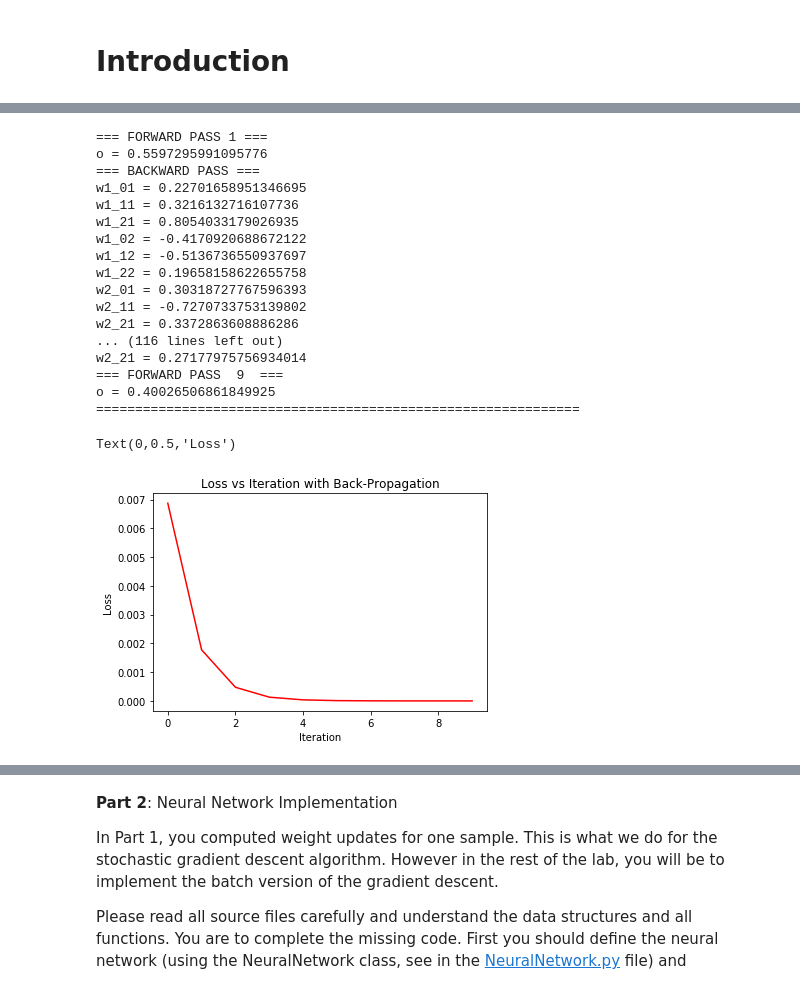
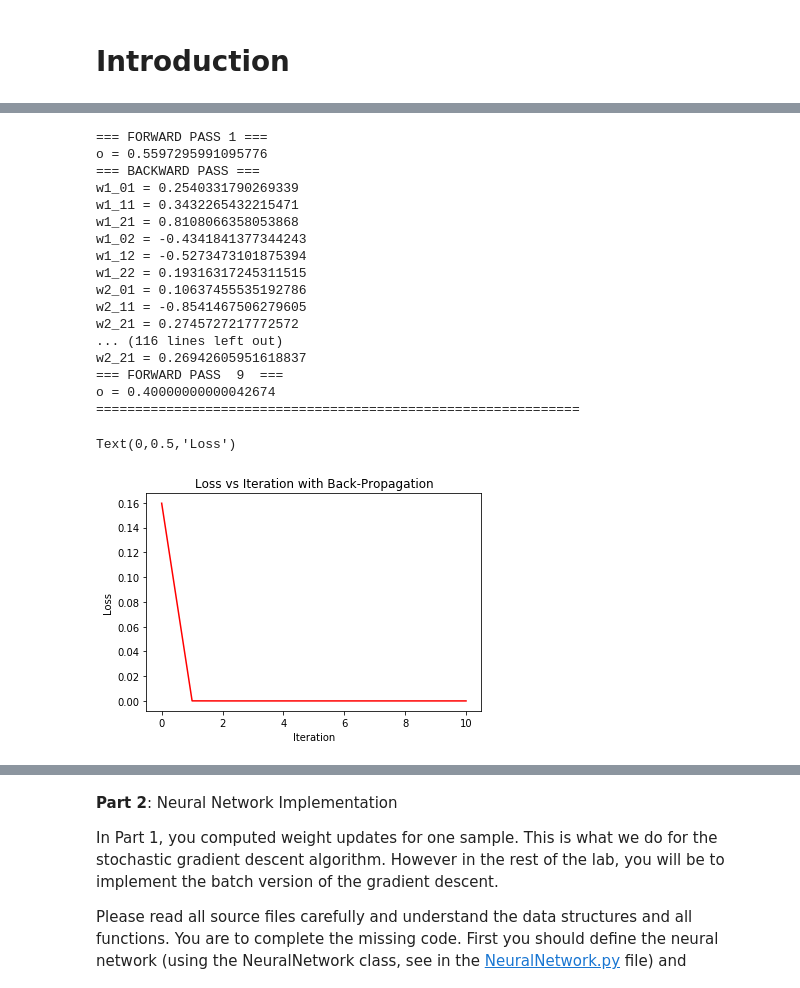
Before and after one commit to kandakji/Artificial-Neural-Networks-for-Handwritten-Digits-Recognition, a Jupyter notebook: Lab1_DL-Students_2019.ipynb, the cells around one changed output, grey strips where cells are left out. Saved outputs shown, nothing was run; the diff lists cells and outputs as text; code cells hidden in the pictures.

```diff
--- a/Lab1_DL-Students_2019.ipynb
+++ b/Lab1_DL-Students_2019.ipynb
@@ -90,24 +90,25 @@ o2_1 = sigmoid(u2_1)
 print("=== FORWARD PASS 1 ===")
 print("o =", o2_1)
 
-loss = np.zeros(10)
+loss = np.zeros(11)
+loss[0] = (o2_1 - y)
 
-# Apply back-propagation
+# Apply back-propagation for more than one iteration (10)
 
 for iter in np.arange(10):
 
     # Partial derivatives of the loss wrt weights of the second layer
-    dL_w2_01 = (o2_1-y)*dsigmoid(u2_1)*1
-    dL_w2_11 = (o2_1-y)*dsigmoid(u2_1)*o1_1
-    dL_w2_21 = (o2_1-y)*dsigmoid(u2_1)*o1_2
+    dL_w2_01 = 2*(o2_1-y)*dsigmoid(u2_1)*1
+    dL_w2_11 = 2*(o2_1-y)*dsigmoid(u2_1)*o1_1
+    dL_w2_21 = 2*(o2_1-y)*dsigmoid(u2_1)*o1_2
 
     # Partial derivatives of the loss wrt weights of the first layer
-    dL_w1_01 = (o2_1-y)*dsigmoid(u2_1)*(w2_11)*dsigmoid(u1_1)*1
-    dL_w1_11 = (o2_1-y)*dsigmoid(u2_1)*(w2_11)*dsigmoid(u1_1)*x1
-    dL_w1_21 = (o2_1-y)*dsigmoid(u2_1)*(w2_11)*dsigmoid(u1_1)*x2
-    dL_w1_02 = (o2_1-y)*dsigmoid(u2_1)*(w2_21)*dsigmoid(u1_2)*1
-    dL_w1_12 = (o2_1-y)*dsigmoid(u2_1)*(w2_21)*dsigmoid(u1_2)*x1
-    dL_w1_22 = (o2_1-y)*dsigmoid(u2_1)*(w2_21)*dsigmoid(u1_2)*x2
+    dL_w1_01 = 2*(o2_1-y)*dsigmoid(u2_1)*(w2_11)*dsigmoid(u1_1)*1
+    dL_w1_11 = 2*(o2_1-y)*dsigmoid(u2_1)*(w2_11)*dsigmoid(u1_1)*x1
+    dL_w1_21 = 2*(o2_1-y)*dsigmoid(u2_1)*(w2_11)*dsigmoid(u1_1)*x2
+    dL_w1_02 = 2*(o2_1-y)*dsigmoid(u2_1)*(w2_21)*dsigmoid(u1_2)*1
+    dL_w1_12 = 2*(o2_1-y)*dsigmoid(u2_1)*(w2_21)*dsigmoid(u1_2)*x1
+    dL_w1_22 = 2*(o2_1-y)*dsigmoid(u2_1)*(w2_21)*dsigmoid(u1_2)*x2
 
     # Weights updates
     w1_01 -= lr*dL_w1_01
@@ -132,44 +133,47 @@ for iter in np.arange(10):
     print("w2_21 =", w2_21)
 
     # Compute the activations of the hidden layer after one back-propagation iteration
     u1_1=x1*w1_11 + x2*w1_21 + 1*w1_01
     u1_2=x1*w1_12 + x2*w1_22 + 1*w1_02
 
-    # Compute the activations of the hidden layer after one back-propagation iteration
+    # Compute the outputs of the hidden layer after one back-propagation iteration
     o1_1 = sigmoid(u1_1)
     o1_2 = sigmoid(u1_2)
 
+    # Compute the activations of the output layer after one back-propagation iteration
     u2_1 =o1_1*w2_11 + o1_2*w2_21 + 1*w2_01
 
+    # Compute the output of the output layer after one back-propagation iteration
     o2_1 = sigmoid(u2_1)
 
-    loss[iter] = (o2_1-y)**2
+    # update the loss record array
+    loss[iter + 1] = (o2_1-y)**2
 
     print("=== FORWARD PASS ",iter," ===")
     print("o =", o2_1)
     print("==============================================================")
 
 matplotlib.pyplot.plot(loss, '-r')
 matplotlib.pyplot.title("Loss vs Iteration with Back-Propagation")
 matplotlib.pyplot.xlabel("Iteration")
 matplotlib.pyplot.ylabel("Loss")
 # %% [output]
 === FORWARD PASS 1 ===
 o = 0.5597295991095776
 === BACKWARD PASS ===
-w1_01 = 0.22701658951346695
-w1_11 = 0.3216132716107736
-w1_21 = 0.8054033179026935
-w1_02 = -0.4170920688672122
-w1_12 = -0.5136736550937697
-w1_22 = 0.19658158622655758
-w2_01 = 0.30318727767596393
-w2_11 = -0.7270733753139802
-w2_21 = 0.3372863608886286
+w1_01 = 0.2540331790269339
+w1_11 = 0.3432265432215471
+w1_21 = 0.8108066358053868
+w1_02 = -0.4341841377344243
+w1_12 = -0.5273473101875394
+w1_22 = 0.19316317245311515
+w2_01 = 0.10637455535192786
+w2_11 = -0.8541467506279605
+w2_21 = 0.2745727217772572
 ... (116 lines left out)
-w2_21 = 0.27177975756934014
+w2_21 = 0.26942605951618837
 === FORWARD PASS  9  ===
-o = 0.40026506861849925
+o = 0.40000000000042674
 ==============================================================
 Text(0,0.5,'Loss')
-[figure, old version]
+[figure, new version]
```
Also changed, not shown: parts of 16 cells of this notebook.
